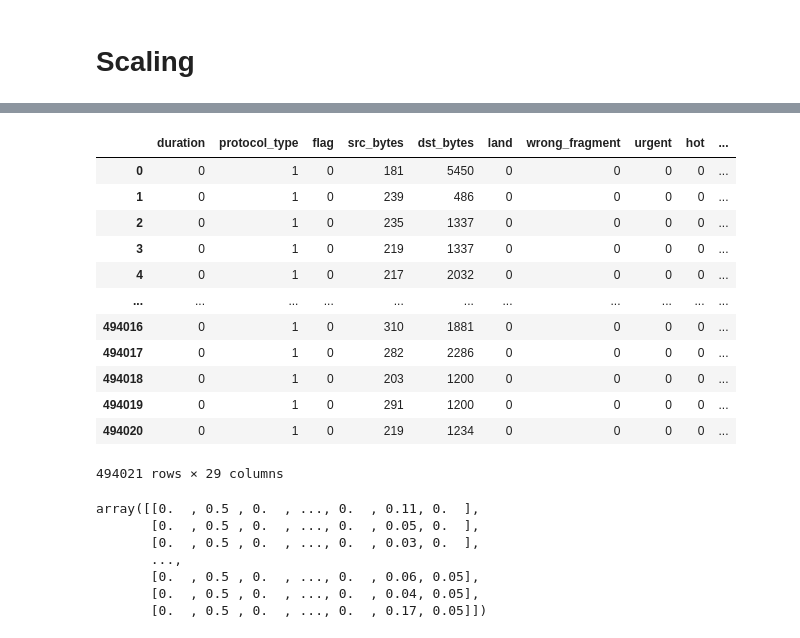
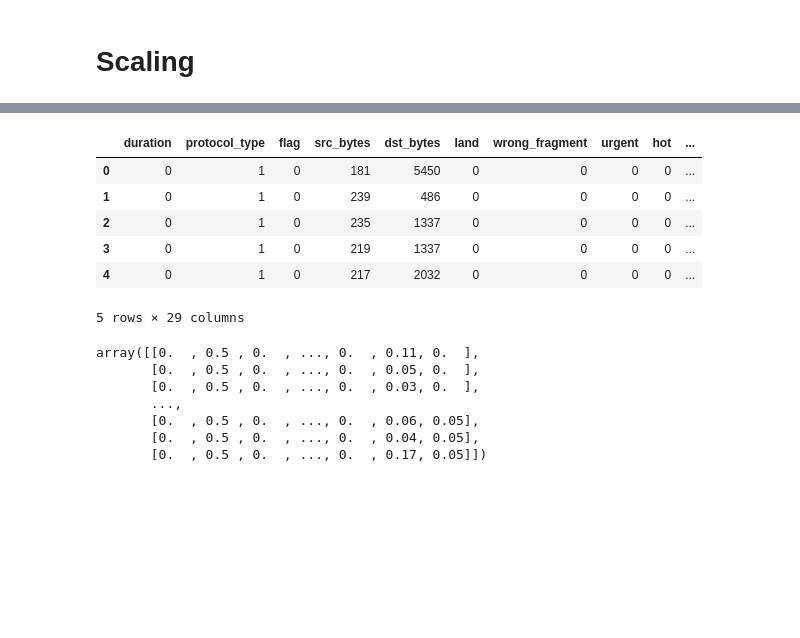
Before and after one commit to hasan-rakibul/AI-cybersec, a Jupyter notebook: Lab 5/lab_5.ipynb, the cells around one changed output, grey strips where cells are left out. Cells and saved outputs as stored; diff of their text form; code cells hidden in the pictures; blank space fills up the shorter version.

```diff
--- a/Lab 5/lab_5.ipynb
+++ b/Lab 5/lab_5.ipynb
@@ -382,17 +402,11 @@ y
 # %%
-X
+X.head()
 # %% [output]
 |  | duration | protocol_type | flag | src_bytes | dst_bytes | land | wrong_fragment | urgent | hot | ... |
 | 0 | 0 | 1 | 0 | 181 | 5450 | 0 | 0 | 0 | 0 | ... |
 | 1 | 0 | 1 | 0 | 239 | 486 | 0 | 0 | 0 | 0 | ... |
 | 2 | 0 | 1 | 0 | 235 | 1337 | 0 | 0 | 0 | 0 | ... |
 | 3 | 0 | 1 | 0 | 219 | 1337 | 0 | 0 | 0 | 0 | ... |
 | 4 | 0 | 1 | 0 | 217 | 2032 | 0 | 0 | 0 | 0 | ... |
-| ... | ... | ... | ... | ... | ... | ... | ... | ... | ... | ... |
-| 494016 | 0 | 1 | 0 | 310 | 1881 | 0 | 0 | 0 | 0 | ... |
-| 494017 | 0 | 1 | 0 | 282 | 2286 | 0 | 0 | 0 | 0 | ... |
-| 494018 | 0 | 1 | 0 | 203 | 1200 | 0 | 0 | 0 | 0 | ... |
-| 494019 | 0 | 1 | 0 | 291 | 1200 | 0 | 0 | 0 | 0 | ... |
-| 494020 | 0 | 1 | 0 | 219 | 1234 | 0 | 0 | 0 | 0 | ... |
-494021 rows × 29 columns
+5 rows × 29 columns
 # %%
```
Also changed, not shown: parts of 9 cells of this notebook.
